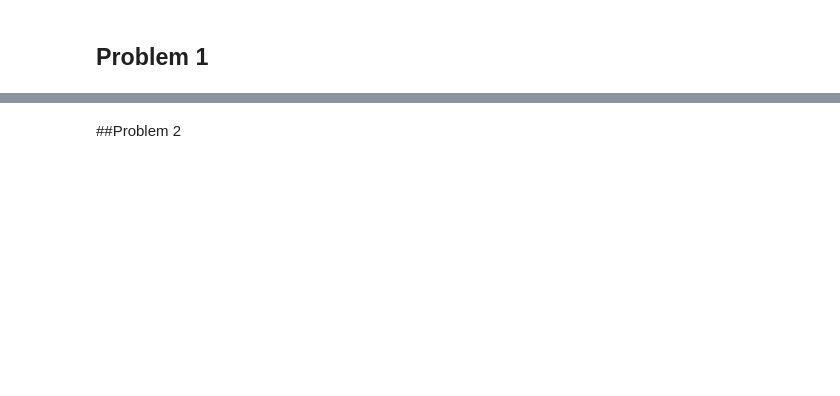
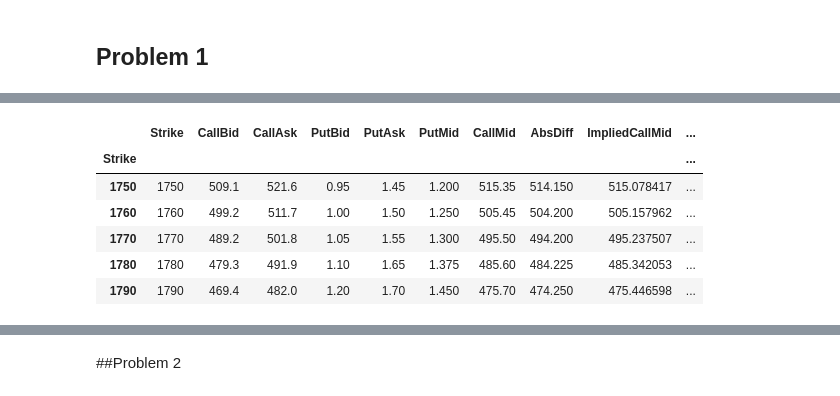
Before and after one commit to amclaugh26/numerical_methods, a Jupyter notebook: finm320-26-hw1.ipynb, the cells around one changed output, grey strips where cells are left out. Drawn from its saved outputs; the diff is of its cells as text; code cells hidden in the pictures; blank space fills up the shorter version.

```diff
--- a/finm320-26-hw1.ipynb
+++ b/finm320-26-hw1.ipynb
@@ -96,7 +95,7 @@ class AnalyticEngine:
 # %% [markdown]
 ## Problem 1
 # %%
-options = pd.read_csv('hw1-rut.csv')   #You may need to provide a path to the location of this file
+options = pd.read_csv('data/hw1-rut.csv')   #You may need to provide a path to the location of this file
 options.set_index('Strike', drop=False, inplace=True)
 
 T = 25/365
@@ -106,0 +103,9 @@ F =   # Fill this in
+# %%
+# Calculate the forward price.
+options['PutMid'] = (options['PutBid'] + options['PutAsk']) / 2
+options['CallMid'] = (options['CallBid'] + options['CallAsk']) / 2
+options['AbsDiff'] = np.abs(options['CallMid'] - options['PutMid'])
+atm_row = options.loc[options['AbsDiff'].idxmin()]
+
+F =  atm_row['Strike'] + np.exp(r*T)*(atm_row['CallMid']-atm_row['PutMid']) # Fill this in
+print(F)
@@ -107,2 +114,5 @@ F =   # Fill this in
 # %%
-options['ImpliedCallMid'] = # Fill this in with an "implied" call price obtained from the (midpoint) put price at each strike
+
+options['ImpliedCallMid'] = options['PutMid'] + np.exp(-r * T) * (F - options['Strike'])
+# Fill this in with an "implied" call price obtained from the (midpoint) put price at each strike
+options.head(5)
@@ -109,6 +127,17 @@ options['ImpliedCallMid'] = # Fill this in with an "implied" call price obtained
 # %%
-options['CallOrImpliedCall'] = # At strikes where the call is OTM, assign this to be the (midpoint) call price.
-                               # At strikes where the put is OTM, assign this to be the implied (midpoint) call price, obtained from the (midpoint) put price
+options['CallOrImpliedCall'] = np.where(options['Strike'] > F, options['CallMid'], options['ImpliedCallMid'])
+
+# At strikes where the call is OTM, assign this to be the (midpoint) call price.
+# At strikes where the put is OTM, assign this to be the implied (midpoint) call price, obtained from the (midpoint) put price
+options.head(5)
+# %% [output]
+|  | Strike | CallBid | CallAsk | PutBid | PutAsk | PutMid | CallMid | AbsDiff | ImpliedCallMid | ... |
+| Strike |  |  |  |  |  |  |  |  |  | ... |
+| 1750 | 1750 | 509.1 | 521.6 | 0.95 | 1.45 | 1.200 | 515.35 | 514.150 | 515.078417 | ... |
+| 1760 | 1760 | 499.2 | 511.7 | 1.00 | 1.50 | 1.250 | 505.45 | 504.200 | 505.157962 | ... |
+| 1770 | 1770 | 489.2 | 501.8 | 1.05 | 1.55 | 1.300 | 495.50 | 494.200 | 495.237507 | ... |
+| 1780 | 1780 | 479.3 | 491.9 | 1.10 | 1.65 | 1.375 | 485.60 | 484.225 | 485.342053 | ... |
+| 1790 | 1790 | 469.4 | 482.0 | 1.20 | 1.70 | 1.450 | 475.70 | 474.250 | 475.446598 | ... |
 # %%
 hw1analytic = AnalyticEngine()
 dynamics = GBMdynamics(X=F, r=r, rGrow=0, sigma=None)
```
Also changed, not shown: parts of 5 cells of this notebook, 4 other files.
